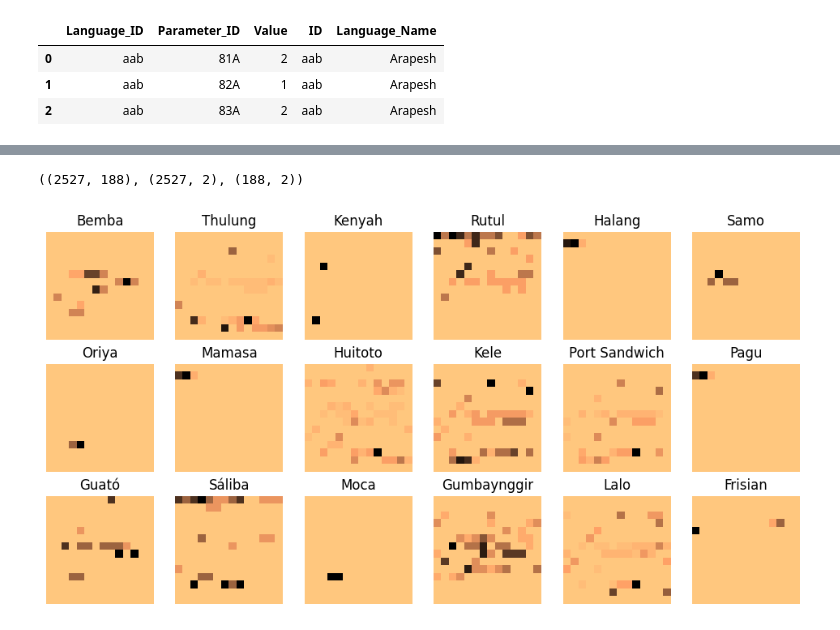
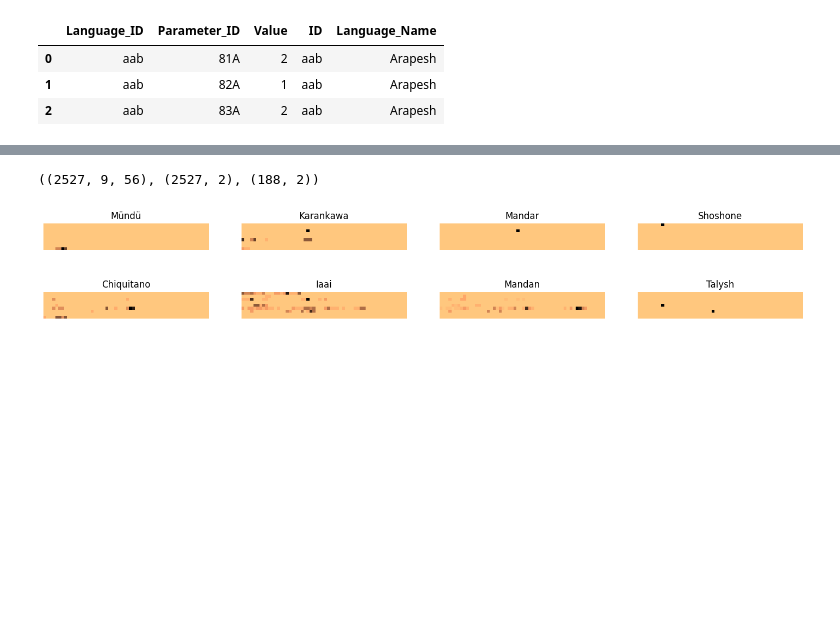
Before and after one commit to Pappa/conlanger, a Jupyter notebook: notebooks/explore_wals.ipynb, the cells around one changed output, grey strips where cells are left out. Cells and saved outputs as stored; diff of their text form; code cells hidden in the pictures; blank space fills up the shorter version.

Commit message:
WIP - langauge param GAN

```diff
--- a/notebooks/explore_wals.ipynb
+++ b/notebooks/explore_wals.ipynb
@@ -79,10 +82,7 @@ max_params = param_counts["param_count"].max()
 
 all_parameters = np.array([l + [''] * (max_params - len(l)) for l in param_counts["params"].to_list()])
 
-print(all_parameters.shape)
-
 display(param_counts)
-print(max_params)
 
 areas2 = param2_df.Area.unique()
 chapters2 = param2_df.Chapter.unique()
@@ -93,13 +93,11 @@ print(f"Parameters: {param_df.shape[0]}")
 
 parameters2 = param2_df[["ID", "Name"]].to_numpy()
 
-display(param2_df.head(5))
 
 params_by_area = [param2_df[param2_df["Area"] == area]["ID"].to_numpy() for area in areas]
 max_size = max([len(a) for a in params_by_area])
 
-print(params_by_area)
-params_by_area = np.array([a.copy().resize(max_size) for a in params_by_area])
+params_by_area = np.array([np.hstack([a, np.full(max_size - a.size, "")]) for a in params_by_area])
 
-max_size, params_by_area
+params_by_area.shape
 # %% [output]
@@ -181,10 +153,13 @@ example_df.head(3)
 # %%
 def map_params(df):
     lang = df.to_numpy()
-    lang_value_indices = np.isin(lang[:, 0], parameters[:, 0]).nonzero()
-    param_indices = np.isin(parameters[:, 0], lang[:, 0]).nonzero()
-    result = np.zeros(parameters[:, 0].shape)
+    lang_value_indices = np.isin(lang[:, 0], params_by_area).nonzero()
+
+    param_indices = np.isin(params_by_area, lang[:, 0]).nonzero()
+
+    result = np.zeros(params_by_area.shape)
     result[param_indices] = lang[:, 1][lang_value_indices]
+
     return result
 
 
@@ -196,14 +171,14 @@ language_parameters = np.stack(
         ).astype(int)
 
 # remove languages with no parameter values ("Sign Languages", "Other")
-mask = np.sum(language_parameters, axis=1) > 1
+mask = np.sum(language_parameters, axis=(1,2)) > 1
 
 unique_languages = unique_languages[mask]
 language_parameters = language_parameters[mask]
 
 language_parameters.shape, unique_languages.shape, parameters.shape
 # %% [output]
-((2527, 188), (2527, 2), (188, 2))
+((2527, 9, 56), (2527, 2), (188, 2))
 # %%
 np.savez_compressed(
     "./data/language_parameters.npz",
@@ -214,18 +189,13 @@ np.savez_compressed(
 # %%
 import matplotlib.pyplot as plt
 
-r, c = 3, 6
+r, c = 2, 4
 
 gen = np.random.default_rng()
 sample_indices = gen.choice(unique_languages.shape[0], r * c, replace=False)
 samples = language_parameters[sample_indices]
 sample_names = unique_languages[:, 1][sample_indices]
 
-sample_images = np.hstack([
-    samples,
-    np.zeros((samples.shape[0], 8))
-    ]).reshape(samples.shape[0], 14, 14)
-
-display_rows(sample_images, titles=sample_names, cmap="copper_r", r=r, c=c, size=(12, 6))
+display_rows(samples, titles=sample_names, cmap="copper_r", r=r, c=c, size=(18, 3))
 # %% [output]
-[figure, old version]
+[figure, new version]
```
Also changed, not shown: parts of 2 cells of this notebook, 1 other file.
